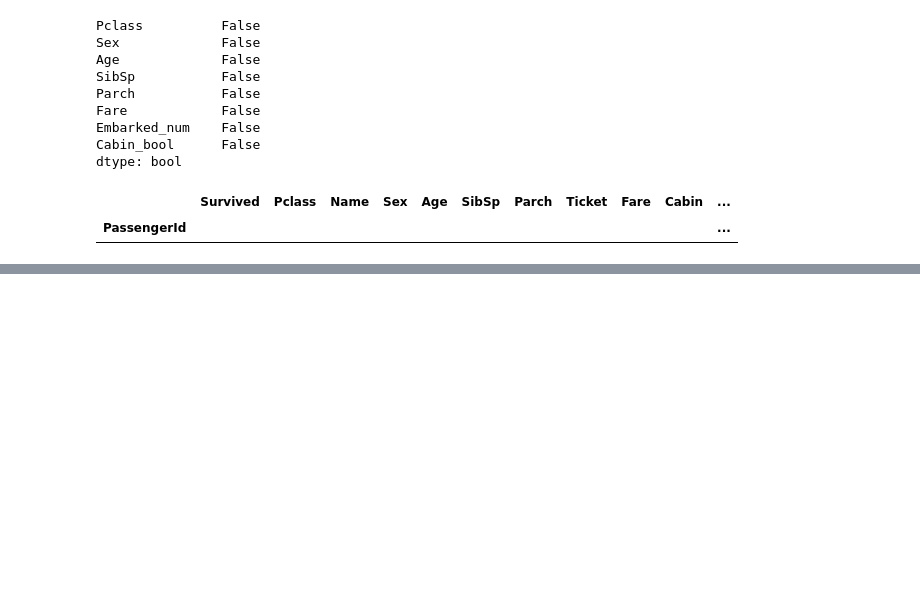
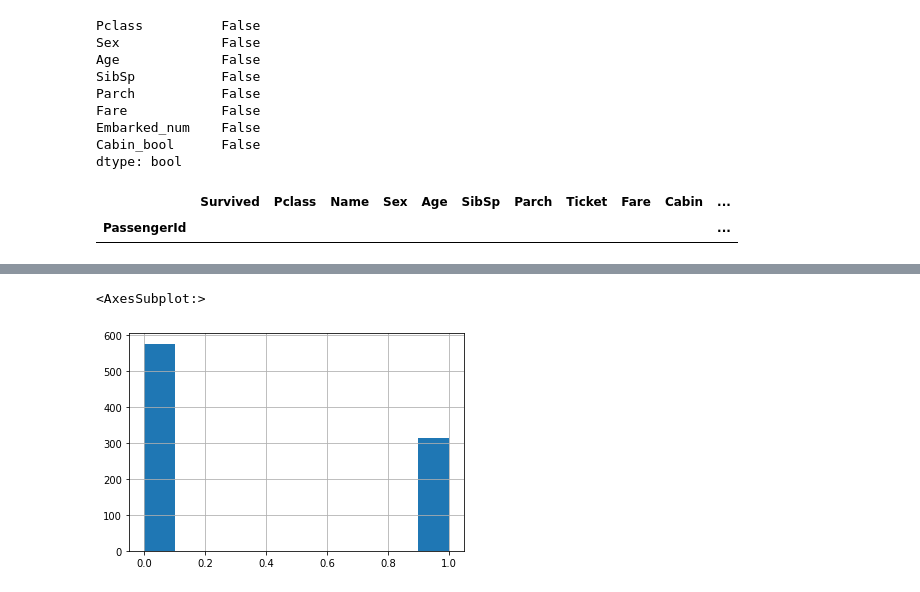
Before and after one commit to TefloniusMonk/intro, a Jupyter notebook: notebooks/titanic.ipynb, the cells around one changed output, grey strips where cells are left out. Drawn from its saved outputs; the diff is of its cells as text; code cells hidden in the pictures; blank space fills up the shorter version.

```diff
--- a/notebooks/titanic.ipynb
+++ b/notebooks/titanic.ipynb
@@ -224,0 +294,5 @@ ds[ds['Fare'].isnull()]
+# %%
+dataset['Sex'].hist()
+# %% [output]
+<AxesSubplot:>
+[figure, added]
```
Also changed, not shown: parts of 25 cells of this notebook, 3 other files.
